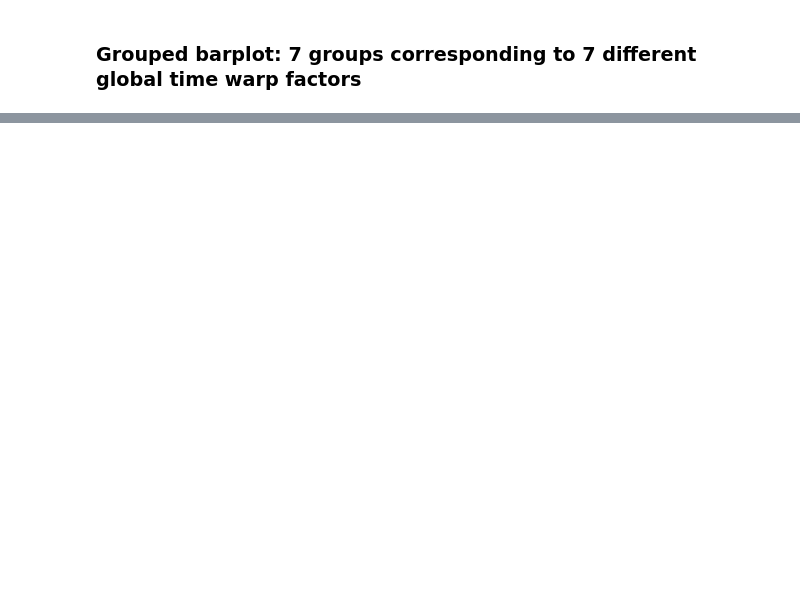
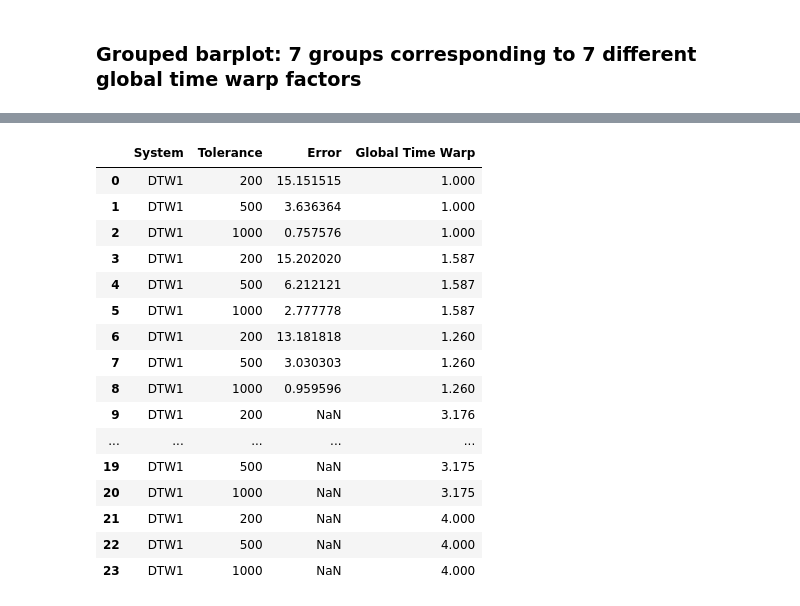
Before and after one commit to HMC-MIR/ExtremeTimeWarping, a Jupyter notebook: 03_Evaluate.ipynb, the cells around one changed output, grey strips where cells are left out. Saved outputs shown, nothing was run; the diff lists cells and outputs as text; code cells hidden in the pictures; blank space fills up the shorter version.

```diff
--- a/03_Evaluate.ipynb
+++ b/03_Evaluate.ipynb
@@ -197,3 +230,23 @@ df1 = generate_df(errRates, toPlot, [200, 500, 1000])
+# %%
+df1
+# %% [output]
+|  | System | Tolerance | Error | Global Time Warp |
+| 0 | DTW1 | 200 | 15.151515 | 1.000 |
+| 1 | DTW1 | 500 | 3.636364 | 1.000 |
+| 2 | DTW1 | 1000 | 0.757576 | 1.000 |
+| 3 | DTW1 | 200 | 15.202020 | 1.587 |
+| 4 | DTW1 | 500 | 6.212121 | 1.587 |
+| 5 | DTW1 | 1000 | 2.777778 | 1.587 |
+| 6 | DTW1 | 200 | 13.181818 | 1.260 |
+| 7 | DTW1 | 500 | 3.030303 | 1.260 |
+| 8 | DTW1 | 1000 | 0.959596 | 1.260 |
+| 9 | DTW1 | 200 | NaN | 3.176 |
+| ... | ... | ... | ... | ... |
+| 19 | DTW1 | 500 | NaN | 3.175 |
+| 20 | DTW1 | 1000 | NaN | 3.175 |
+| 21 | DTW1 | 200 | NaN | 4.000 |
+| 22 | DTW1 | 500 | NaN | 4.000 |
+| 23 | DTW1 | 1000 | NaN | 4.000 |
 # %%
 plot_grouped_histogram1(df1)
 # %% [output]
```
Also changed, not shown: parts of 14 cells of this notebook.
